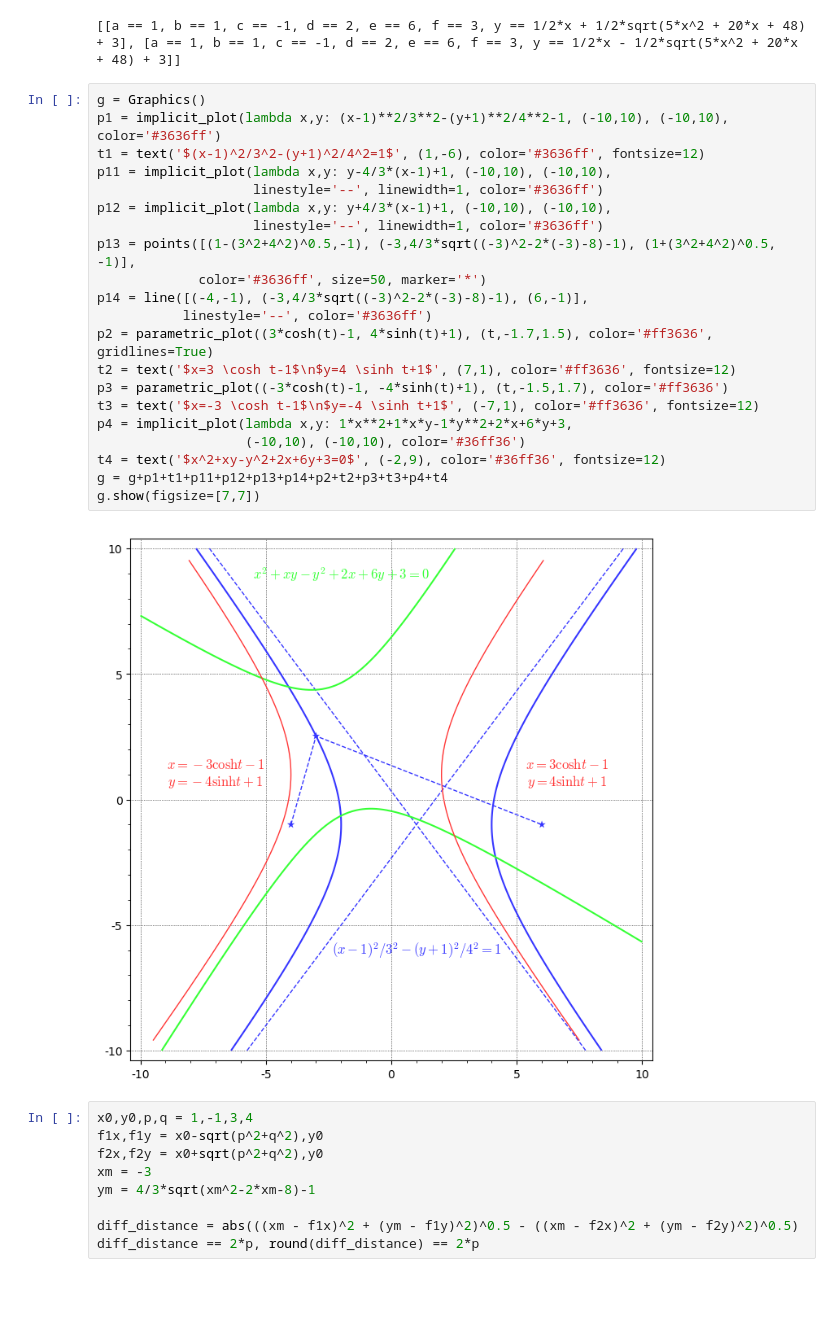
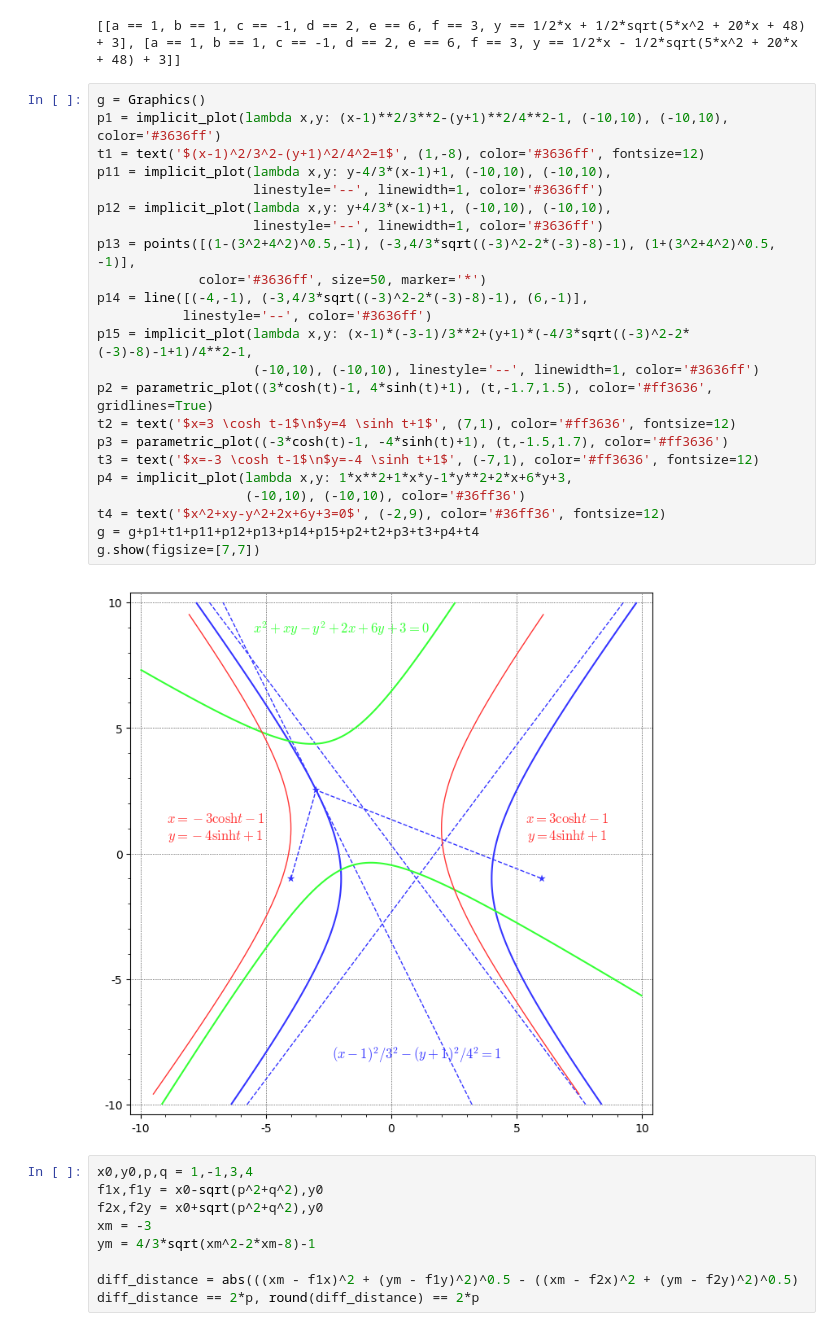
Before and after one commit to OlgaBelitskaya/linear_algebra_practice, a Jupyter notebook: work1_10.ipynb, the cells around one changed output. Drawn from its saved outputs; the diff is of its cells as text; blank space fills up the shorter version.

```diff
--- a/work1_10.ipynb
+++ b/work1_10.ipynb
@@ -247,26 +253,28 @@ solve([eq4, a==1, b==1, c==-1, d==2, e==6, f==3], a,b,c,d,e,f,y)
 # %%
 g = Graphics()
 p1 = implicit_plot(lambda x,y: (x-1)**2/3**2-(y+1)**2/4**2-1, (-10,10), (-10,10), color='#3636ff')
-t1 = text('$(x-1)^2/3^2-(y+1)^2/4^2=1$', (1,-6), color='#3636ff', fontsize=12)
+t1 = text('$(x-1)^2/3^2-(y+1)^2/4^2=1$', (1,-8), color='#3636ff', fontsize=12)
 p11 = implicit_plot(lambda x,y: y-4/3*(x-1)+1, (-10,10), (-10,10),
                     linestyle='--', linewidth=1, color='#3636ff')
 p12 = implicit_plot(lambda x,y: y+4/3*(x-1)+1, (-10,10), (-10,10),
                     linestyle='--', linewidth=1, color='#3636ff')
 p13 = points([(1-(3^2+4^2)^0.5,-1), (-3,4/3*sqrt((-3)^2-2*(-3)-8)-1), (1+(3^2+4^2)^0.5, -1)],
              color='#3636ff', size=50, marker='*')
 p14 = line([(-4,-1), (-3,4/3*sqrt((-3)^2-2*(-3)-8)-1), (6,-1)],
            linestyle='--', color='#3636ff')
+p15 = implicit_plot(lambda x,y: (x-1)*(-3-1)/3**2+(y+1)*(-4/3*sqrt((-3)^2-2*(-3)-8)-1+1)/4**2-1,
+                    (-10,10), (-10,10), linestyle='--', linewidth=1, color='#3636ff')
 p2 = parametric_plot((3*cosh(t)-1, 4*sinh(t)+1), (t,-1.7,1.5), color='#ff3636', gridlines=True)
 t2 = text('$x=3 \cosh t-1$\n$y=4 \sinh t+1$', (7,1), color='#ff3636', fontsize=12)
 p3 = parametric_plot((-3*cosh(t)-1, -4*sinh(t)+1), (t,-1.5,1.7), color='#ff3636')
 t3 = text('$x=-3 \cosh t-1$\n$y=-4 \sinh t+1$', (-7,1), color='#ff3636', fontsize=12)
 p4 = implicit_plot(lambda x,y: 1*x**2+1*x*y-1*y**2+2*x+6*y+3,
                    (-10,10), (-10,10), color='#36ff36')
 t4 = text('$x^2+xy-y^2+2x+6y+3=0$', (-2,9), color='#36ff36', fontsize=12)
-g = g+p1+t1+p11+p12+p13+p14+p2+t2+p3+t3+p4+t4
+g = g+p1+t1+p11+p12+p13+p14+p15+p2+t2+p3+t3+p4+t4
 g.show(figsize=[7,7])
 # %% [output]
-[figure, old version]
+[figure, new version]
 # %%
 x0,y0,p,q = 1,-1,3,4
 f1x,f1y = x0-sqrt(p^2+q^2),y0
```
Also changed, not shown: parts of 5 cells of this notebook.
